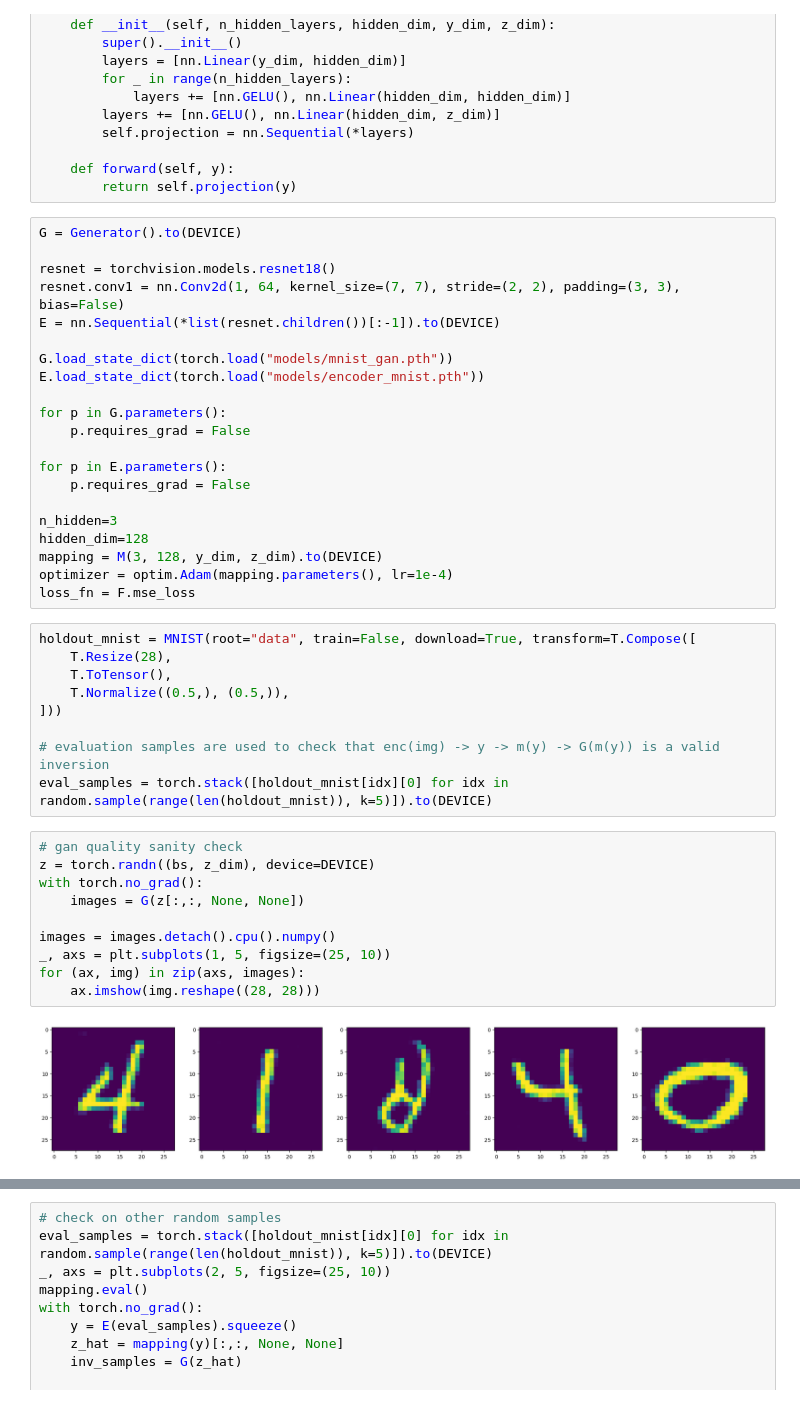
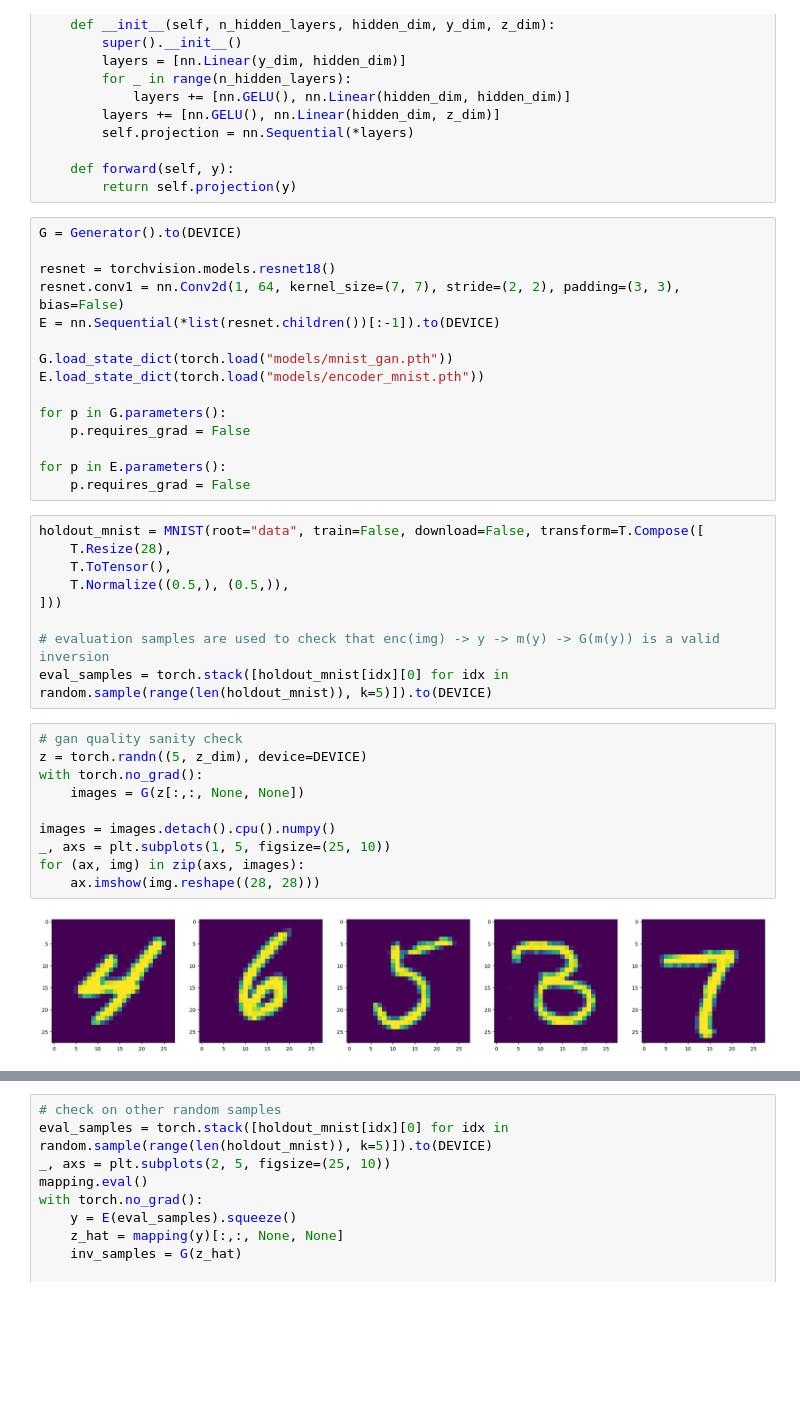
Before and after one commit to shredder67/gan-latent-inverse, a Jupyter notebook: mnist/experiment.ipynb, the cells around one changed output, grey strips where cells are left out. Drawn from its saved outputs; the diff is of its cells as text; blank space fills up the shorter version.

Commit message:
a lot of tweaking with mnist

```diff
--- a/mnist/experiment.ipynb
+++ b/mnist/experiment.ipynb
@@ -79,14 +86,8 @@ for p in G.parameters():
 
 for p in E.parameters():
     p.requires_grad = False
-
-n_hidden=3
-hidden_dim=128
-mapping = M(3, 128, y_dim, z_dim).to(DEVICE)
-optimizer = optim.Adam(mapping.parameters(), lr=1e-4)
-loss_fn = F.mse_loss
 # %%
-holdout_mnist = MNIST(root="data", train=False, download=True, transform=T.Compose([
+holdout_mnist = MNIST(root="data", train=False, download=False, transform=T.Compose([
     T.Resize(28),
     T.ToTensor(),
     T.Normalize((0.5,), (0.5,)),
@@ -96,13 +97,13 @@ holdout_mnist = MNIST(root="data", train=False, download=True, transform=T.Compo
 eval_samples = torch.stack([holdout_mnist[idx][0] for idx in random.sample(range(len(holdout_mnist)), k=5)]).to(DEVICE)
 # %%
 # gan quality sanity check
-z = torch.randn((bs, z_dim), device=DEVICE)
+z = torch.randn((5, z_dim), device=DEVICE)
 with torch.no_grad():
     images = G(z[:,:, None, None])
 
 images = images.detach().cpu().numpy()
 _, axs = plt.subplots(1, 5, figsize=(25, 10))
 for (ax, img) in zip(axs, images):
     ax.imshow(img.reshape((28, 28)))
 # %% [output]
-[figure, old version]
+[figure, new version]
```
Also changed, not shown: parts of 49 cells of this notebook, 1 other file.
